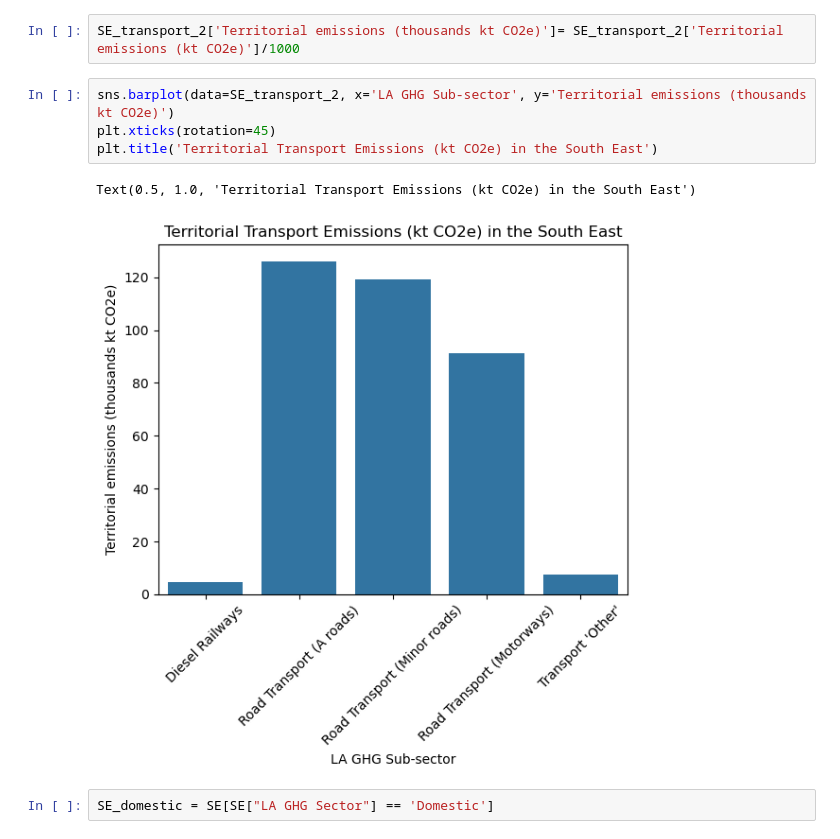
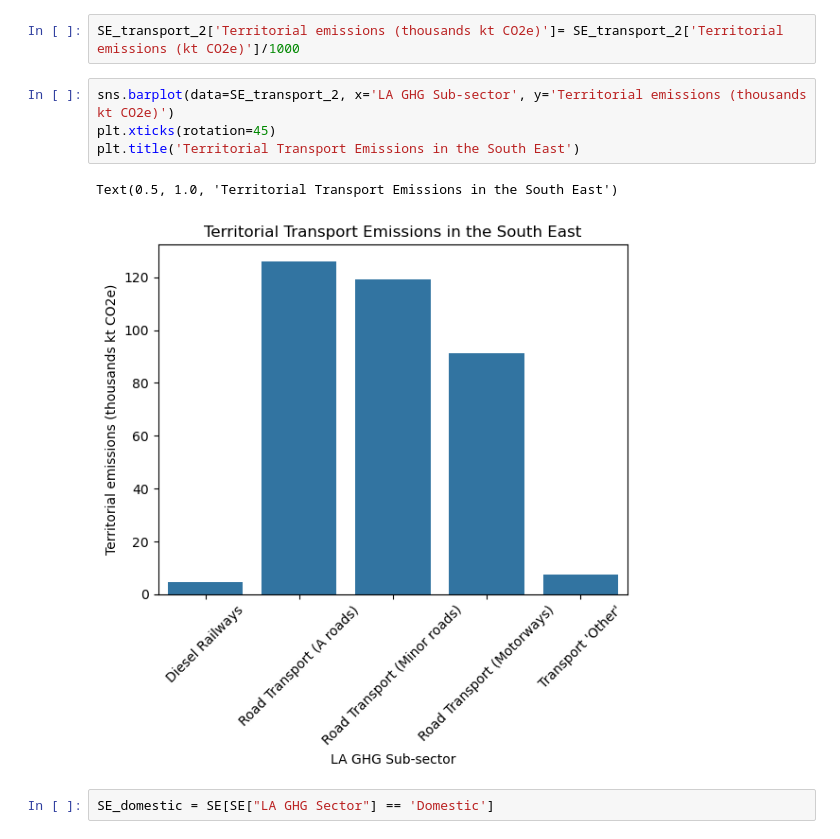
Before and after one commit to Jessiemace/Emissions, a Jupyter notebook: Emissions.ipynb, the cells around one changed output. Drawn from its saved outputs; the diff is of its cells as text.

```diff
--- a/Emissions.ipynb
+++ b/Emissions.ipynb
@@ -479,10 +479,10 @@ SE_transport_2['Territorial emissions (thousands kt CO2e)']= SE_transport_2['Ter
 # %%
 sns.barplot(data=SE_transport_2, x='LA GHG Sub-sector', y='Territorial emissions (thousands kt CO2e)')
 plt.xticks(rotation=45)
-plt.title('Territorial Transport Emissions (kt CO2e) in the South East')
+plt.title('Territorial Transport Emissions in the South East')
 # %% [output]
-Text(0.5, 1.0, 'Territorial Transport Emissions (kt CO2e) in the South East')
+Text(0.5, 1.0, 'Territorial Transport Emissions in the South East')
-[figure, old version]
+[figure, new version]
 # %%
 SE_domestic = SE[SE["LA GHG Sector"] == 'Domestic']
 # %%
```
Also changed, not shown: parts of 4 cells of this notebook.
